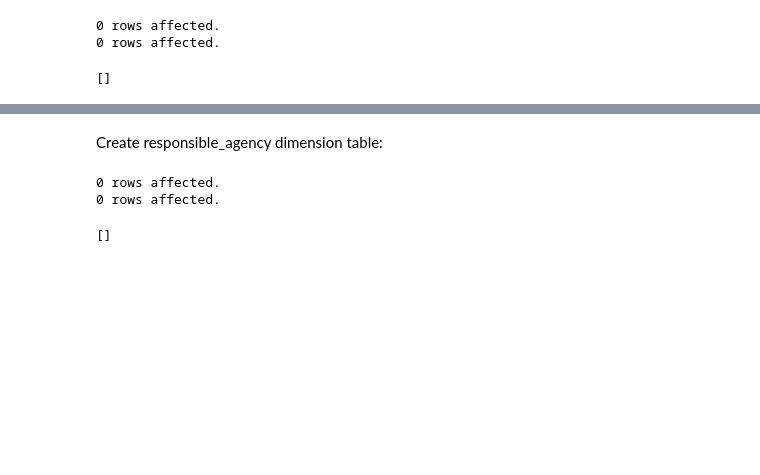
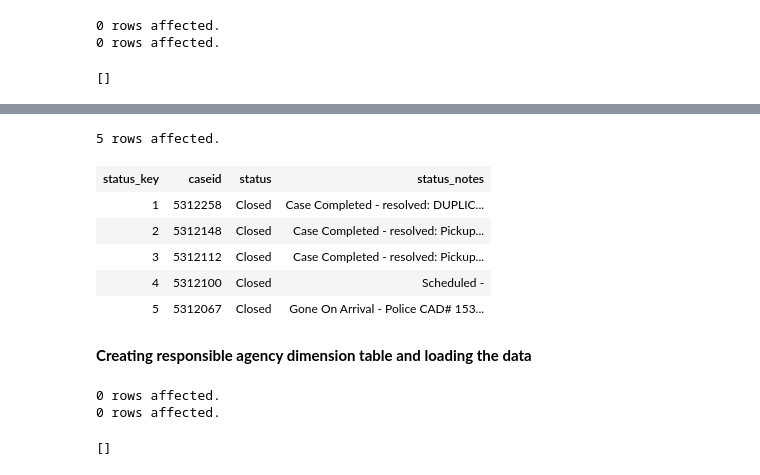
Before and after one commit to nriyer/star_schema, a Jupyter notebook: pelamoko_iyer.ipynb, the cells around one changed output, grey strips where cells are left out. Saved outputs shown, nothing was run; the diff lists cells and outputs as text; code cells hidden in the pictures; blank space fills up the shorter version.

```diff
--- a/pelamoko_iyer.ipynb
+++ b/pelamoko_iyer.ipynb
@@ -472,6 +446,19 @@ WHERE opened < closed
 []
-# %% [markdown]
-Create responsible_agency dimension table:
+# %%
+%%sql
+SELECT *
+FROM status_dim
+LIMIT 5
+# %% [output]
+5 rows affected.
+| status_key | caseid | status | status_notes |
+| 1 | 5312258 | Closed | Case Completed - resolved: DUPLIC... |
+| 2 | 5312148 | Closed | Case Completed - resolved: Pickup... |
+| 3 | 5312112 | Closed | Case Completed - resolved: Pickup... |
+| 4 | 5312100 | Closed | Scheduled - |
+| 5 | 5312067 | Closed | Gone On Arrival - Police CAD# 153... |
+# %% [markdown]
+**Creating responsible agency dimension table and loading the data**
 # %%
 %%sql
 DROP TABLE IF EXISTS resp_dim;
```
Also changed, not shown: parts of 28 cells of this notebook.
